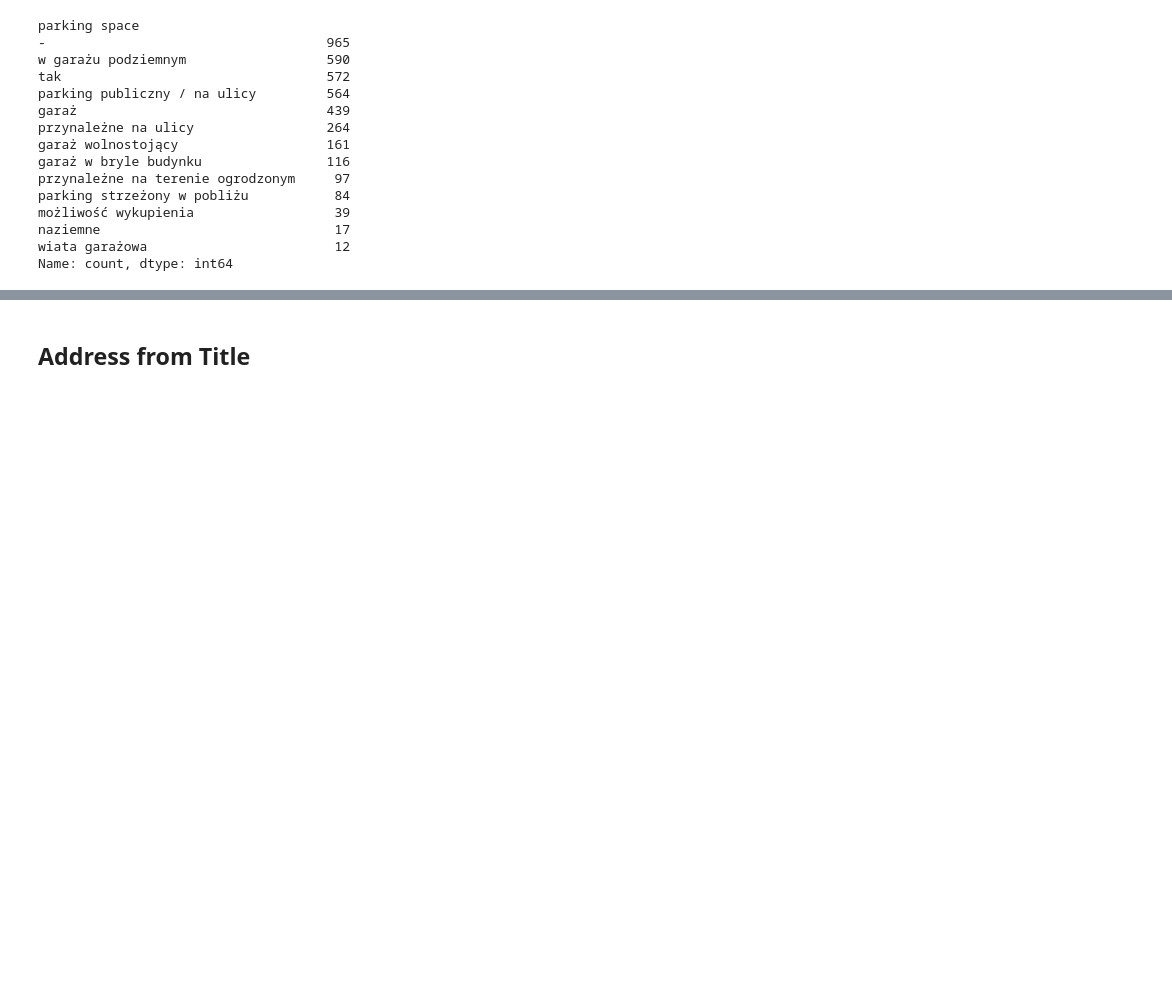
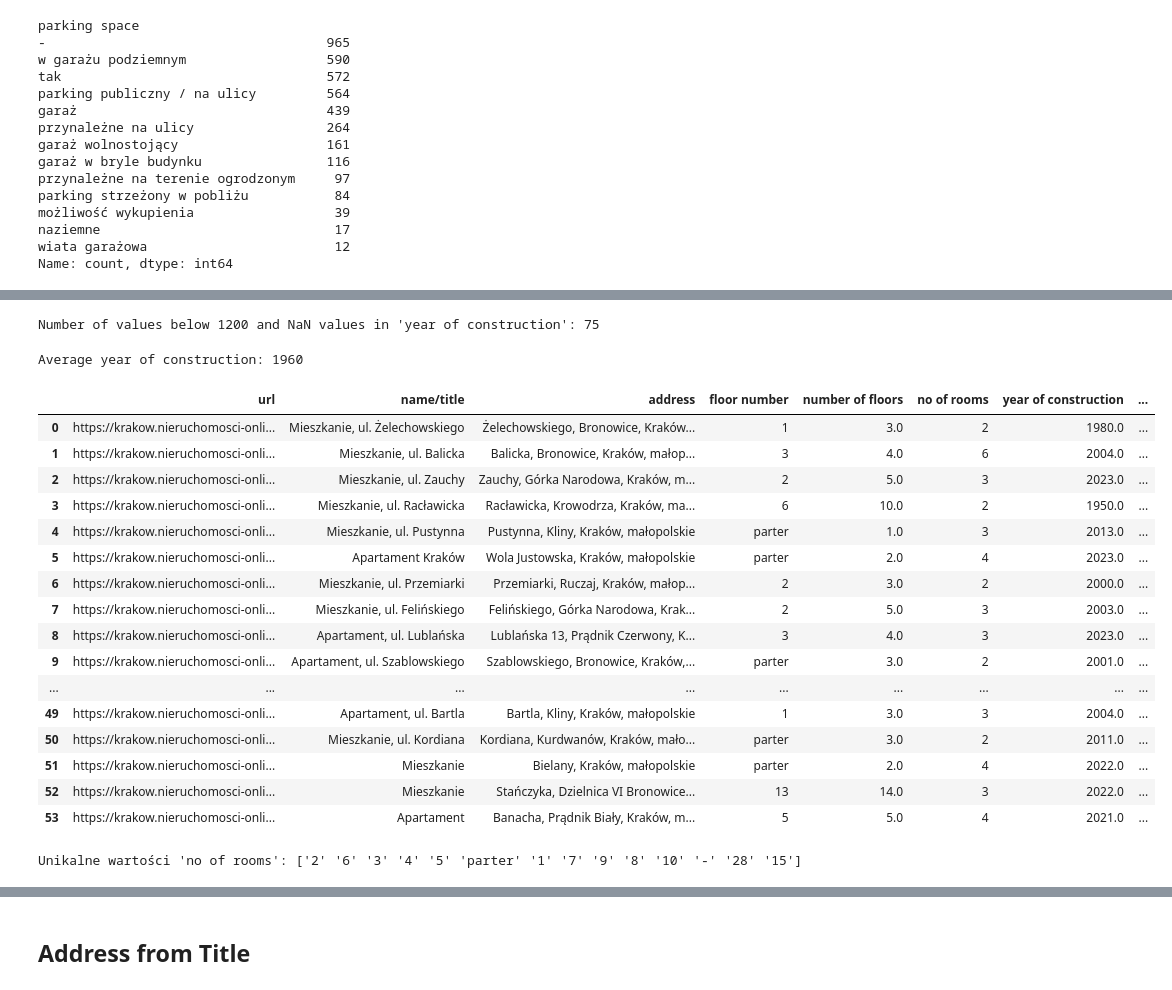
Before and after one commit to ksobczykR2DS/cracow-house-market-analysis, a Jupyter notebook: data-exploration.ipynb, the cells around one changed output, grey strips where cells are left out. Cells and saved outputs as stored; diff of their text form; code cells hidden in the pictures; blank space fills up the shorter version.

```diff
--- a/data-exploration.ipynb
+++ b/data-exploration.ipynb
@@ -146,7 +148,7 @@ Unikalne waluty: ['wtórny' 'pierwotny (zobacz inne nowe mieszkania w Krakowie)'
 | area_unit               | 0     |
 # %%
 # Nowe obliczenie price-per-area bo tamtemu nie ufam
-df['price_per_area'] = df['price_amount'] / df['area_amount']
+df['price_per_area (m2/zł)'] = round(df['price_amount'] / df['area_amount'], 2)
 df.drop(columns=['price-per-area'], inplace=True)
 # %%
 # Wywalam wszystkie kolumny, w których nie mam danych odnośnie ceny
@@ -276,3 +278,11 @@ możliwość wykupienia                  39
 naziemne                              17
 wiata garażowa                        12
 Name: count, dtype: int64
+# %%
+def map_to_boolean(value):
+    if value == '-':
+        return False
+    else:
+        return True
+
+df['parking space'] = df['parking space'].map(map_to_boolean)
@@ -278,0 +308,45 @@ Name: count, dtype: int64
+# %%
+df['year of construction'] = pd.to_numeric(df['year of construction'], errors='coerce')
+
+missing_below_1200 = df[df['year of construction'] < 1200]
+
+count_missing_below_1200 = missing_below_1200.shape[0]
+
+print("Number of values below 1200 and NaN values in 'year of construction':", count_missing_below_1200)
+# %% [output]
+Number of values below 1200 and NaN values in 'year of construction': 75
+# %%
+# Obliczenie średniej z wartości dla year of construction
+mean_year_all = int(round(df['year of construction'].mean()))
+
+print(f"Average year of construction: {mean_year_all}")
+
+# Zastąpienie NaN i wartości poniżej 1200 wskazanymi polami wartością średnią
+df.loc[df['year of construction'].isna() | (df['year of construction'] < 1200), 'year of construction'] = mean_year_all
+# %% [output]
+Average year of construction: 1960
+# %%
+df.head(50)
+# %% [output]
+|  | url | name/title | address | floor number | number of floors | no of rooms | year of construction | ... |
+| 0 | https://krakow.nieruchomosci-onli... | Mieszkanie, ul. Żelechowskiego | Żelechowskiego, Bronowice, Kraków... | 1 | 3.0 | 2 | 1980.0 | ... |
+| 1 | https://krakow.nieruchomosci-onli... | Mieszkanie, ul. Balicka | Balicka, Bronowice, Kraków, małop... | 3 | 4.0 | 6 | 2004.0 | ... |
+| 2 | https://krakow.nieruchomosci-onli... | Mieszkanie, ul. Zauchy | Zauchy, Górka Narodowa, Kraków, m... | 2 | 5.0 | 3 | 2023.0 | ... |
+| 3 | https://krakow.nieruchomosci-onli... | Mieszkanie, ul. Racławicka | Racławicka, Krowodrza, Kraków, ma... | 6 | 10.0 | 2 | 1950.0 | ... |
+| 4 | https://krakow.nieruchomosci-onli... | Mieszkanie, ul. Pustynna | Pustynna, Kliny, Kraków, małopolskie | parter | 1.0 | 3 | 2013.0 | ... |
+| 5 | https://krakow.nieruchomosci-onli... | Apartament Kraków | Wola Justowska, Kraków, małopolskie | parter | 2.0 | 4 | 2023.0 | ... |
+| 6 | https://krakow.nieruchomosci-onli... | Mieszkanie, ul. Przemiarki | Przemiarki, Ruczaj, Kraków, małop... | 2 | 3.0 | 2 | 2000.0 | ... |
+| 7 | https://krakow.nieruchomosci-onli... | Mieszkanie, ul. Felińskiego | Felińskiego, Górka Narodowa, Krak... | 2 | 5.0 | 3 | 2003.0 | ... |
+| 8 | https://krakow.nieruchomosci-onli... | Apartament, ul. Lublańska | Lublańska 13, Prądnik Czerwony, K... | 3 | 4.0 | 3 | 2023.0 | ... |
+| 9 | https://krakow.nieruchomosci-onli... | Apartament, ul. Szablowskiego | Szablowskiego, Bronowice, Kraków,... | parter | 3.0 | 2 | 2001.0 | ... |
+| ... | ... | ... | ... | ... | ... | ... | ... | ... |
+| 49 | https://krakow.nieruchomosci-onli... | Apartament, ul. Bartla | Bartla, Kliny, Kraków, małopolskie | 1 | 3.0 | 3 | 2004.0 | ... |
+| 50 | https://krakow.nieruchomosci-onli... | Mieszkanie, ul. Kordiana | Kordiana, Kurdwanów, Kraków, mało... | parter | 3.0 | 2 | 2011.0 | ... |
+| 51 | https://krakow.nieruchomosci-onli... | Mieszkanie | Bielany, Kraków, małopolskie | parter | 2.0 | 4 | 2022.0 | ... |
+| 52 | https://krakow.nieruchomosci-onli... | Mieszkanie | Stańczyka, Dzielnica VI Bronowice... | 13 | 14.0 | 3 | 2022.0 | ... |
+| 53 | https://krakow.nieruchomosci-onli... | Apartament | Banacha, Prądnik Biały, Kraków, m... | 5 | 5.0 | 4 | 2021.0 | ... |
+# %%
+unique_no_rooms = df['no of rooms'].unique()
+print("Unikalne wartości 'no of rooms':", unique_no_rooms)
+# %% [output]
+Unikalne wartości 'no of rooms': ['2' '6' '3' '4' '5' 'parter' '1' '7' '9' '8' '10' '-' '28' '15']
```
Also changed, not shown: parts of 13 cells of this notebook.
